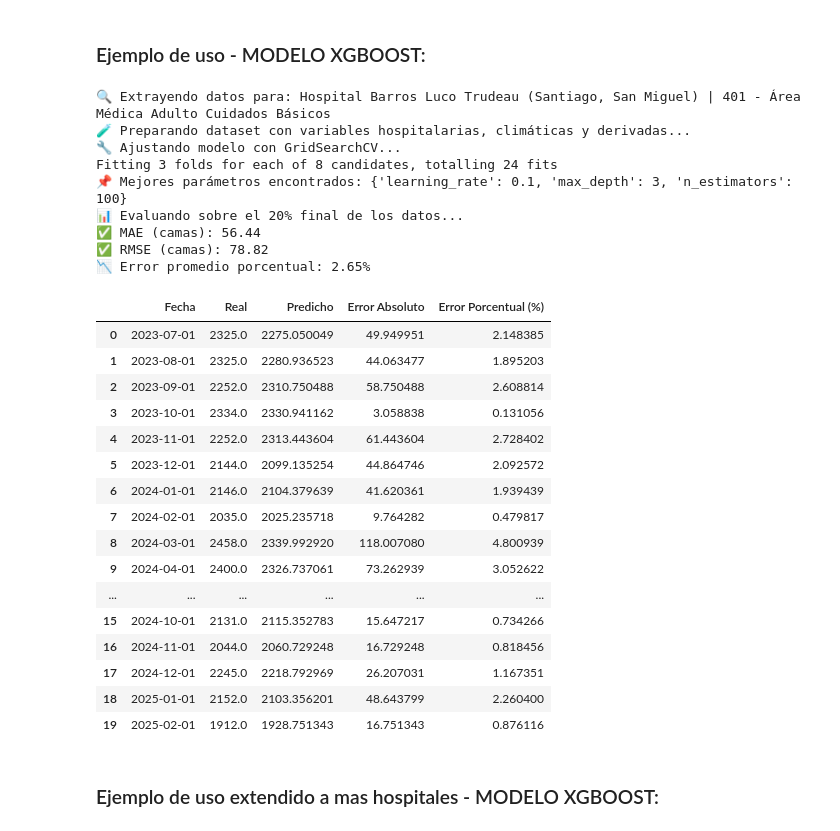
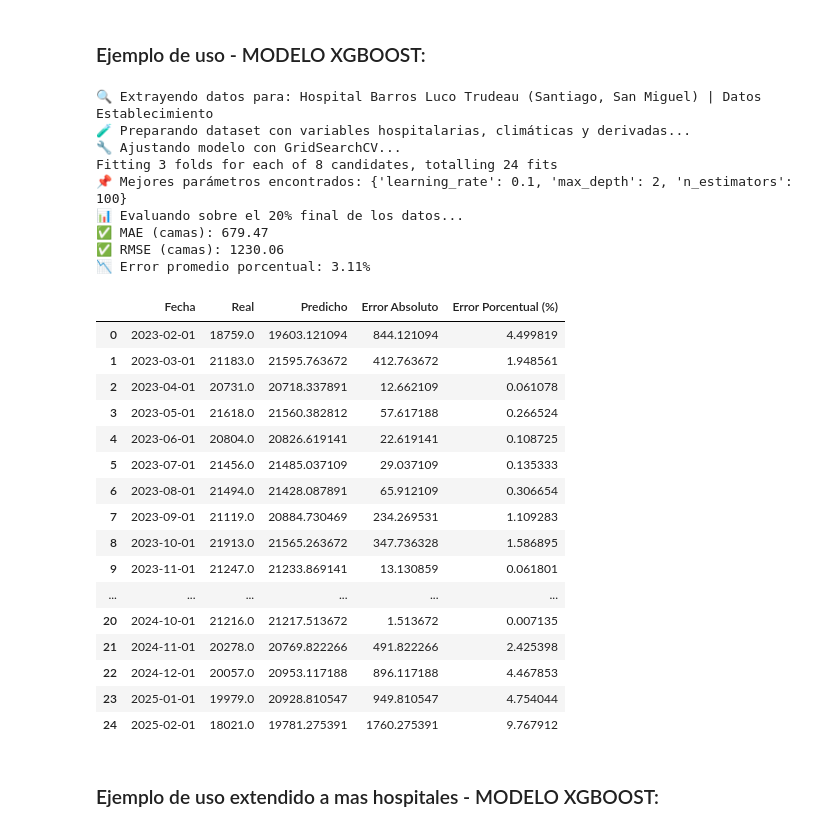
Before and after one commit to camv98/SENDA_Chile, a Jupyter notebook: XGBRegressor-Hospitales.ipynb, the cells around one changed output. Saved outputs shown, nothing was run; the diff lists cells and outputs as text; code cells hidden in the pictures.

Commit message:
Mejor desempeño

```diff
--- a/XGBRegressor-Hospitales.ipynb
+++ b/XGBRegressor-Hospitales.ipynb
@@ -224,7 +224,7 @@ filtrado_limpio["2020"].head(50)
 # %% [markdown]
 ### Función para unión de datos:
 # %%
-def extraer_info_hospital_area_todo_el_año(hospital_nombre, area_nombre):
+def extraer_info_hospital_area_todo_el_año(hospital_nombre):
     registros = []
 
     for año, df in filtrado_limpio.items():
@@ -237,10 +237,10 @@ def extraer_info_hospital_area_todo_el_año(hospital_nombre, area_nombre):
 
         columnas_mes = [col for col in df.columns if col.startswith("20")]
         for col in columnas_mes:
-            # Filtro hospitalario por hospital, área y mes
+            # Filtro hospitalario por hospital, área ("Datos Establecimiento") y mes
             df_tmp = df[
                 (df["Nombre Establecimiento"] == hospital_nombre) &
-                (df["Area"] == area_nombre)
+                (df["Area"] == "Datos Establecimiento")
             ][["SEREMI", "Nombre Establecimiento", "Area", "Glosa", col]].copy()
 
             if df_tmp.empty:
@@ -261,14 +261,11 @@ def extraer_info_hospital_area_todo_el_año(hospital_nombre, area_nombre):
         print("⚠️ No se encontraron datos para ese hospital y área.")
         return pd.DataFrame()
 
-# Ejemplo de prueba
+
 ejemplo_df = extraer_info_hospital_area_todo_el_año(
-    "Hospital Barros Luco Trudeau (Santiago, San Miguel)",
-    "401 - Área Médica Adulto Cuidados Básicos"
+    "Hospital Barros Luco Trudeau (Santiago, San Miguel)"
 )
 
-dataframe=ejemplo_df
-
-dataframe.head()
+ejemplo_df.head()
 # %% [output]
 |  | SEREMI | Nombre Establecimiento | Area | Glosa | Valor | Fecha | Mes | Temperatura Máxima | ... |
@@ -281,6 +278,10 @@ dataframe.head()
 ### Preparación de datos pre modelación:
 # %%
 def preparar_dataset_climatico_avanzado(df):
+    # Filtrar para trabajar únicamente con el área "Datos Establecimiento"
+    if 'Area' in df.columns:
+        df = df[df['Area'] == "Datos Establecimiento"].copy()
+
     # Pivotear la tabla para tener una fila por fecha y cada glosa como columna
     df_pivot = df.pivot(index='Fecha', columns='Glosa', values='Valor').reset_index()
 
@@ -350,9 +351,10 @@ Si el hospital tiene datos desde 2014 hasta 2025, son 12 años × 12 meses = 144
 
 El 20% de 134 son aprox 27 meses -> estamos prediciendo los últimos 27 meses, desde fines de 2022 hasta marzo de 2025 (en nuestro caso actual).
 # %%
-def pipeline_final_mae_reducido(hospital, area):
-    print(f"🔍 Extrayendo datos para: {hospital} | {area}")
-    df_base = extraer_info_hospital_area_todo_el_año(hospital, area)
+def pipeline_final_mae_reducido(hospital):
+    print(f"🔍 Extrayendo datos para: {hospital} | Datos Establecimiento")
+    # Llamamos a la función de extracción sin el parámetro area, ya que ahora se filtra internamente
+    df_base = extraer_info_hospital_area_todo_el_año(hospital)
 
     if df_base.empty:
         print("❌ No se encontraron datos para el hospital o área especificada.")
@@ -414,8 +416,8 @@ def pipeline_final_mae_reducido(hospital, area):
     # Resultado detallado con valores reales y predichos
     resultados = pd.DataFrame({
         'Fecha': df_modelo['Fecha'].iloc[-len(y_test):].values,
-        'Real': y_test.values,                  # 🔹 Valores reales observados
-        'Predicho': y_pred,                     # 🔹 Valores predichos por el modelo
+        'Real': y_test.values,                  # Valores reales observados
+        'Predicho': y_pred,                     # Valores predichos por el modelo
         'Error Absoluto': np.abs(y_test.values - y_pred),
         'Error Porcentual (%)': np.abs((y_test.values - y_pred) / y_test.values) * 100
     })
@@ -429,39 +431,36 @@ def pipeline_final_mae_reducido(hospital, area):
 # %% [markdown]
 ### Ejemplo de uso - MODELO XGBOOST:
 # %%
-resultados_final = pipeline_final_mae_reducido(
-    "Hospital Barros Luco Trudeau (Santiago, San Miguel)",
-    "401 - Área Médica Adulto Cuidados Básicos"
-)
+resultados_final = pipeline_final_mae_reducido("Hospital Barros Luco Trudeau (Santiago, San Miguel)")
 
 display(resultados_final)
 # %% [output]
-🔍 Extrayendo datos para: Hospital Barros Luco Trudeau (Santiago, San Miguel) | 401 - Área Médica Adulto Cuidados Básicos
+🔍 Extrayendo datos para: Hospital Barros Luco Trudeau (Santiago, San Miguel) | Datos Establecimiento
 🧪 Preparando dataset con variables hospitalarias, climáticas y derivadas...
 🔧 Ajustando modelo con GridSearchCV...
 Fitting 3 folds for each of 8 candidates, totalling 24 fits
-📌 Mejores parámetros encontrados: {'learning_rate': 0.1, 'max_depth': 3, 'n_estimators': 100}
+📌 Mejores parámetros encontrados: {'learning_rate': 0.1, 'max_depth': 2, 'n_estimators': 100}
 📊 Evaluando sobre el 20% final de los datos...
-✅ MAE (camas): 56.44
-✅ RMSE (camas): 78.82
-📉 Error promedio porcentual: 2.65%
+✅ MAE (camas): 679.47
+✅ RMSE (camas): 1230.06
+📉 Error promedio porcentual: 3.11%
 |  | Fecha | Real | Predicho | Error Absoluto | Error Porcentual (%) |
-| 0 | 2023-07-01 | 2325.0 | 2275.050049 | 49.949951 | 2.148385 |
-| 1 | 2023-08-01 | 2325.0 | 2280.936523 | 44.063477 | 1.895203 |
-| 2 | 2023-09-01 | 2252.0 | 2310.750488 | 58.750488 | 2.608814 |
-| 3 | 2023-10-01 | 2334.0 | 2330.941162 | 3.058838 | 0.131056 |
-| 4 | 2023-11-01 | 2252.0 | 2313.443604 | 61.443604 | 2.728402 |
-| 5 | 2023-12-01 | 2144.0 | 2099.135254 | 44.864746 | 2.092572 |
-| 6 | 2024-01-01 | 2146.0 | 2104.379639 | 41.620361 | 1.939439 |
-| 7 | 2024-02-01 | 2035.0 | 2025.235718 | 9.764282 | 0.479817 |
-| 8 | 2024-03-01 | 2458.0 | 2339.992920 | 118.007080 | 4.800939 |
-| 9 | 2024-04-01 | 2400.0 | 2326.737061 | 73.262939 | 3.052622 |
+| 0 | 2023-02-01 | 18759.0 | 19603.121094 | 844.121094 | 4.499819 |
+| 1 | 2023-03-01 | 21183.0 | 21595.763672 | 412.763672 | 1.948561 |
+| 2 | 2023-04-01 | 20731.0 | 20718.337891 | 12.662109 | 0.061078 |
+| 3 | 2023-05-01 | 21618.0 | 21560.382812 | 57.617188 | 0.266524 |
+| 4 | 2023-06-01 | 20804.0 | 20826.619141 | 22.619141 | 0.108725 |
+| 5 | 2023-07-01 | 21456.0 | 21485.037109 | 29.037109 | 0.135333 |
+| 6 | 2023-08-01 | 21494.0 | 21428.087891 | 65.912109 | 0.306654 |
+| 7 | 2023-09-01 | 21119.0 | 20884.730469 | 234.269531 | 1.109283 |
+| 8 | 2023-10-01 | 21913.0 | 21565.263672 | 347.736328 | 1.586895 |
+| 9 | 2023-11-01 | 21247.0 | 21233.869141 | 13.130859 | 0.061801 |
 | ... | ... | ... | ... | ... | ... |
-| 15 | 2024-10-01 | 2131.0 | 2115.352783 | 15.647217 | 0.734266 |
-| 16 | 2024-11-01 | 2044.0 | 2060.729248 | 16.729248 | 0.818456 |
-| 17 | 2024-12-01 | 2245.0 | 2218.792969 | 26.207031 | 1.167351 |
-| 18 | 2025-01-01 | 2152.0 | 2103.356201 | 48.643799 | 2.260400 |
-| 19 | 2025-02-01 | 1912.0 | 1928.751343 | 16.751343 | 0.876116 |
+| 20 | 2024-10-01 | 21216.0 | 21217.513672 | 1.513672 | 0.007135 |
+| 21 | 2024-11-01 | 20278.0 | 20769.822266 | 491.822266 | 2.425398 |
+| 22 | 2024-12-01 | 20057.0 | 20953.117188 | 896.117188 | 4.467853 |
+| 23 | 2025-01-01 | 19979.0 | 20928.810547 | 949.810547 | 4.754044 |
+| 24 | 2025-02-01 | 18021.0 | 19781.275391 | 1760.275391 | 9.767912 |
 # %% [markdown]
 ### Ejemplo de uso extendido a mas hospitales - MODELO XGBOOST:
 # %%
```
Also changed, not shown: parts of 12 cells of this notebook.
